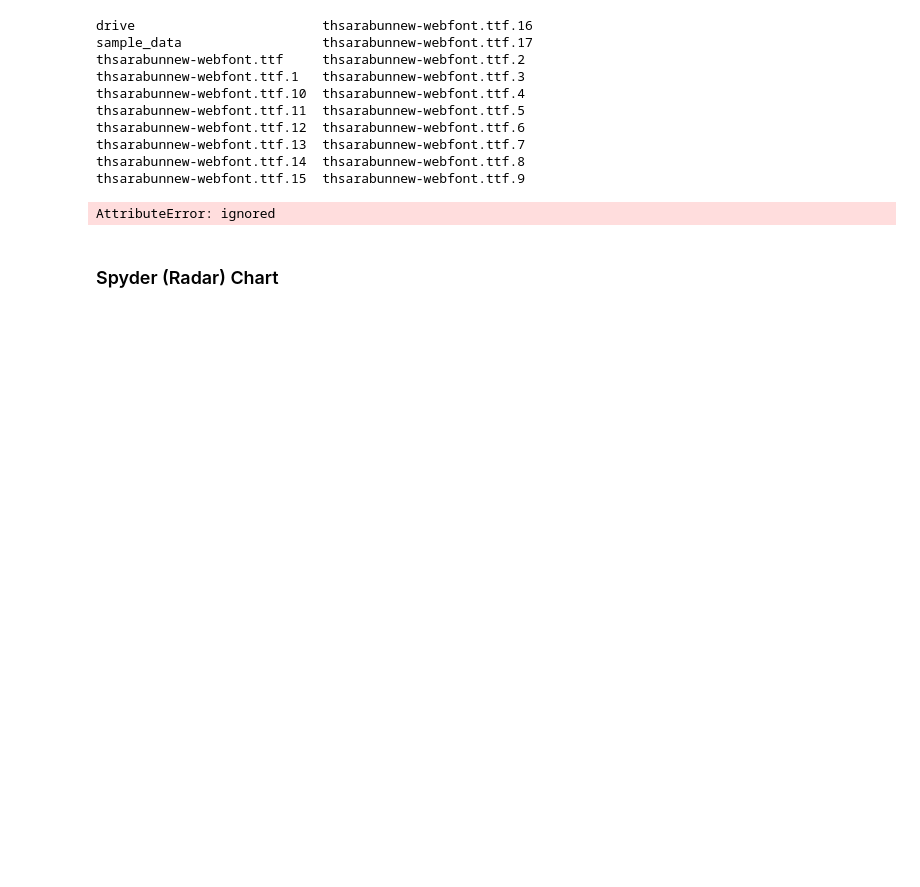
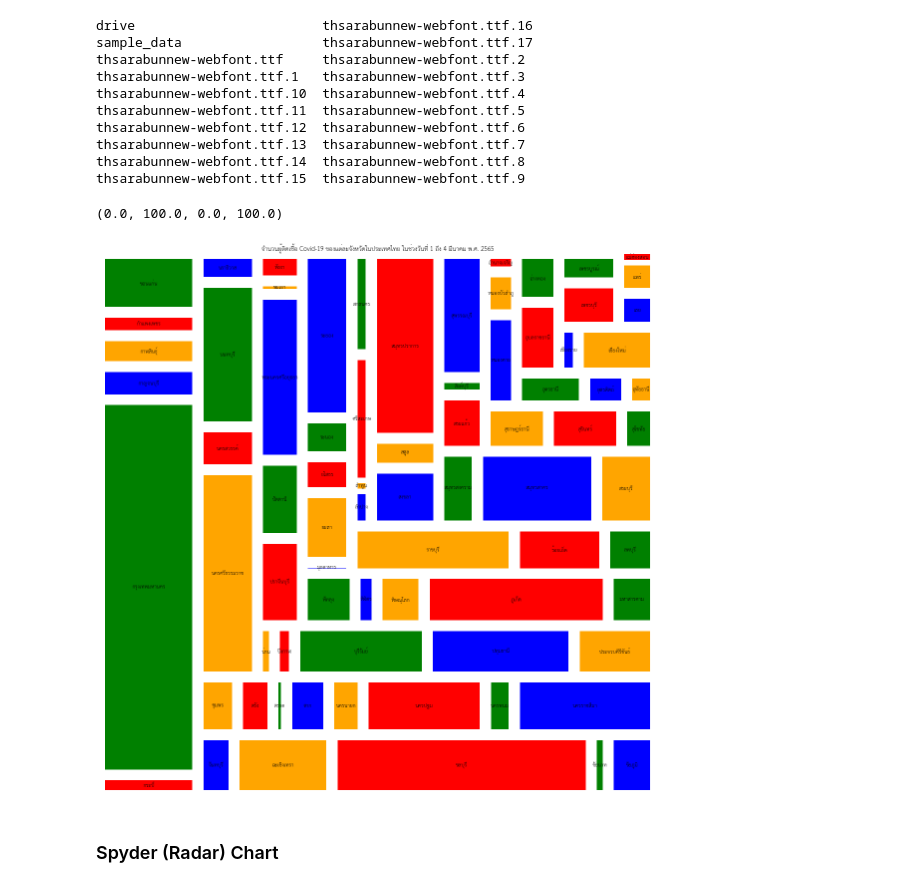
Before and after one commit to Umaporn19/data_viz_2022, a Jupyter notebook: DataViz04_Data_Comparison.ipynb, the cells around one changed output. Saved outputs shown, nothing was run; the diff lists cells and outputs as text; code cells hidden in the pictures; blank space fills up the shorter version.

```diff
--- a/DataViz04_Data_Comparison.ipynb
+++ b/DataViz04_Data_Comparison.ipynb
@@ -630,19 +630,18 @@ mpl.font_manager.fontManager.addfont('thsarabunnew-webfont.ttf')
 mpl.rc('font', family='TH Sarabun New')
 # %%
 norm = matplotlib.colors.Normalize(vmin=min(data_f['ยอดจำนวนผู้ติดเชื้อ']), vmax=max(data_f['ยอดจำนวนผู้ติดเชื้อ']))
-colors = [matplotlib.cm.color(norm(value)) for value in data_f['ยอดจำนวนผู้ติดเชื้อ']]
-
-
+colors = [cmap(norm(value)) for value in data_f['ยอดจำนวนผู้ติดเชื้อ']]
 
 
 fig = plt.gcf()
 fig.set_size_inches(20, 20)
 
 squarify.plot(data_f['ยอดจำนวนผู้ติดเชื้อ'],label=data_f['province_of_isolation'],color=color,pad=True)
 plt.title('จำนวนผู้ติดเชื้อ Covid-19 ของแต่ละจังหวัดในประเทศไทย ในช่วงวันที่ 1 ถึง 4 มีนาคม พ.ศ. 2565')
 plt.axis('off')
 # %% [output]
-AttributeError: ignored
+(0.0, 100.0, 0.0, 100.0)
+[figure, added]
 # %% [markdown]
 ### Spyder (Radar) Chart
 # %%
```
